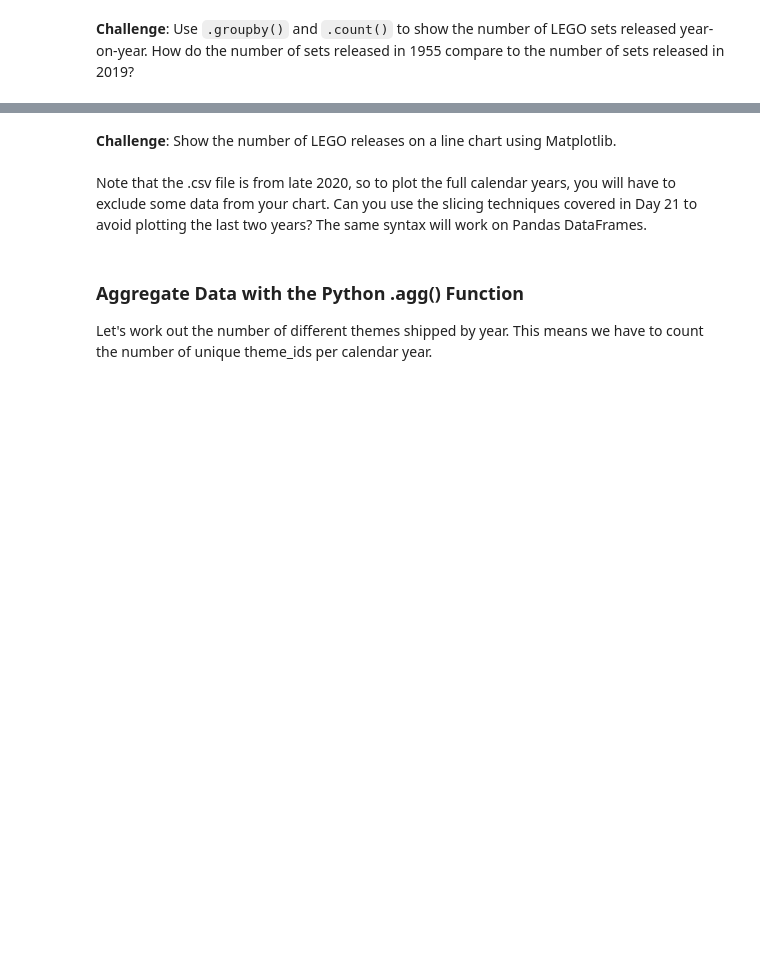
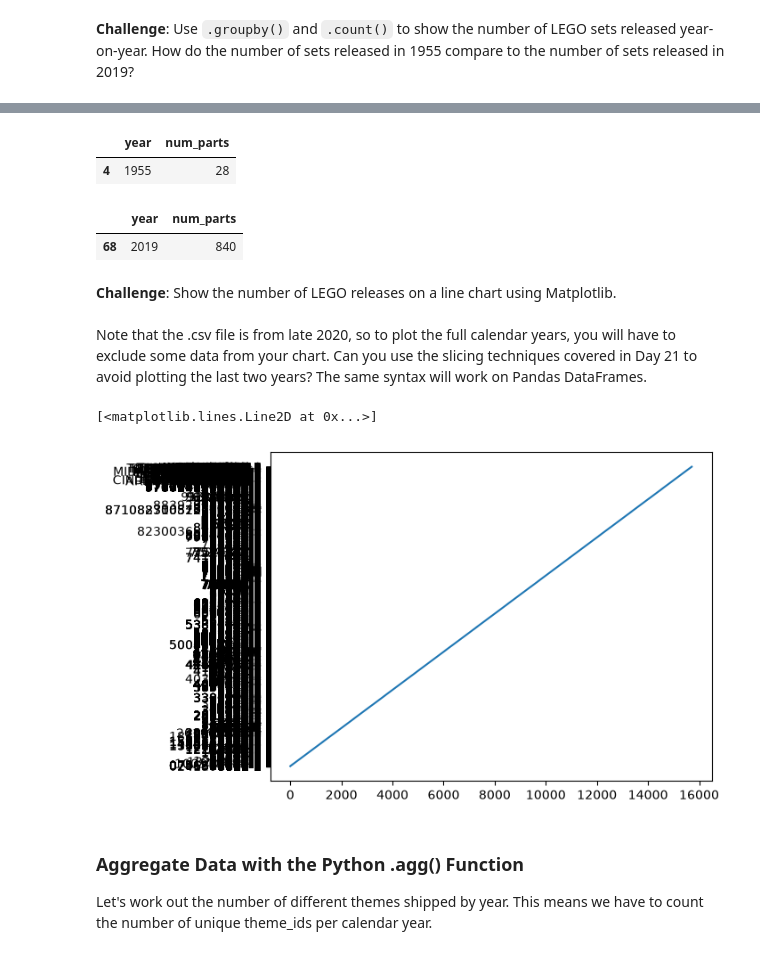
Before and after one commit to acloudnerd/data-science, a Jupyter notebook: LEGO project/Lego_Analysis.ipynb, the cells around one changed output, grey strips where cells are left out. Saved outputs shown, nothing was run; the diff lists cells and outputs as text; code cells hidden in the pictures; blank space fills up the shorter version.

```diff
--- a/LEGO project/Lego_Analysis.ipynb
+++ b/LEGO project/Lego_Analysis.ipynb
@@ -118,7 +136,22 @@ sets_df.sort_values('num_parts', ascending=False).head()
+# %%
+sets_per_year[sets_per_year['year'] == 1955]
+# %% [output]
+|  | year | num_parts |
+| 4 | 1955 | 28 |
+# %%
+sets_per_year[sets_per_year['year'] == 2019]
+# %% [output]
+|  | year | num_parts |
+| 68 | 2019 | 840 |
 # %% [markdown]
 **Challenge**: Show the number of LEGO releases on a line chart using Matplotlib. <br>
 <br>
 Note that the .csv file is from late 2020, so to plot the full calendar years, you will have to exclude some data from your chart. Can you use the slicing techniques covered in Day 21 to avoid plotting the last two years? The same syntax will work on Pandas DataFrames.
+# %%
+plt.plot(sets_df.index, sets_df.set_num)
+# %% [output]
+[<matplotlib.lines.Line2D at 0x...>]
+[figure, added]
 # %% [markdown]
 ### Aggregate Data with the Python .agg() Function
 
```
Also changed, not shown: parts of 2 cells of this notebook.
